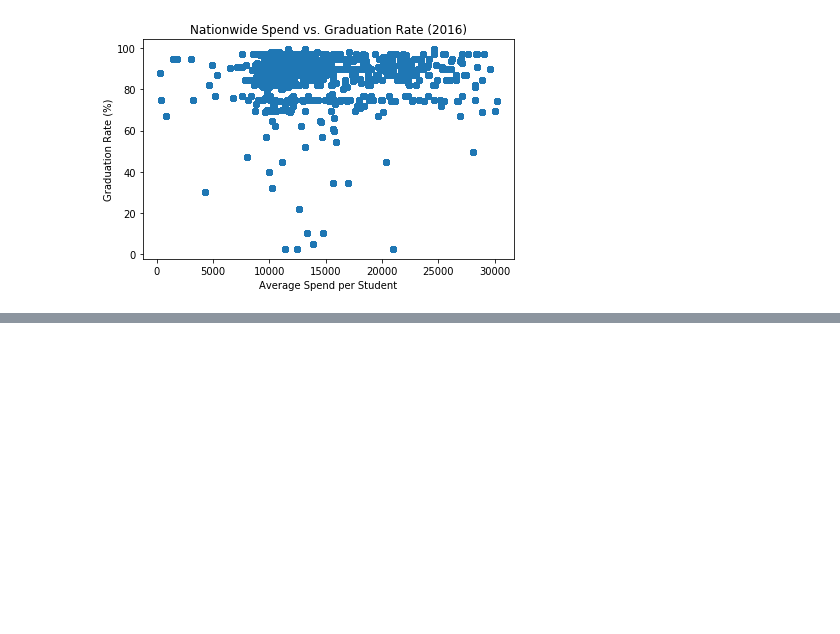
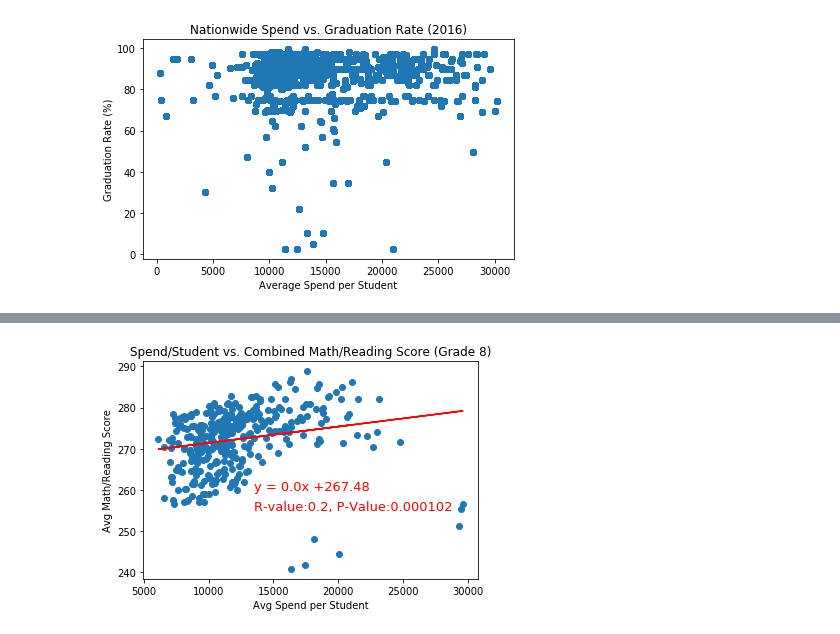
Before and after one commit to bpollockATX/the_dream_team, a Jupyter notebook: Revenue_Spend_by_student.ipynb, the cells around one changed output, grey strips where cells are left out. Saved outputs shown, nothing was run; the diff lists cells and outputs as text; code cells hidden in the pictures; blank space fills up the shorter version.

```diff
--- a/Revenue_Spend_by_student.ipynb
+++ b/Revenue_Spend_by_student.ipynb
@@ -181,0 +307,33 @@ plt.show()
+# %%
+##################################
+# 8th Grade Regression
+##################################
+
+# Set X and Y vals
+reg_x_vals_8 = adj_grade_8_df["Average Spend per Student"]
+reg_y_vals_8 = adj_grade_8_df["Average Math/Reading Score (8th Grade)"]
+
+# Run Regression
+(slope, intercept, rvalue, pvalue, stderr) = stats.linregress(reg_x_vals_8, reg_y_vals_8)
+
+# Get regression values
+regress_values = reg_x_vals_8 * slope + intercept
+line_eq = "y = " + str(round(slope,2)) + "x +" + str(round(intercept,2))
+reg_values = "R-value:" + str(round(rvalue,2)) + ", " + "P-Value:" + str(round(pvalue,6))
+
+# print(regress_values)
+
+# To add regress line to your plot:
+plt.scatter(reg_x_vals_8,reg_y_vals_8)
+plt.title("Spend/Student vs. Combined Math/Reading Score (Grade 8)")
+plt.xlabel("Avg Spend per Student")
+plt.ylabel("Avg Math/Reading Score")
+plt.plot(reg_x_vals_8,regress_values,"r-")
+
+
+# To add the equation to your plot:
+plt.annotate(line_eq,(13500,260),fontsize=13,color="red")
+plt.annotate(reg_values,(13500,255),fontsize=13,color="red")
+plt.savefig("BP_Regression_Grade8.png")
+# %% [output]
+[figure, added]
```
Also changed, not shown: parts of 8 cells of this notebook, 8 other files.
